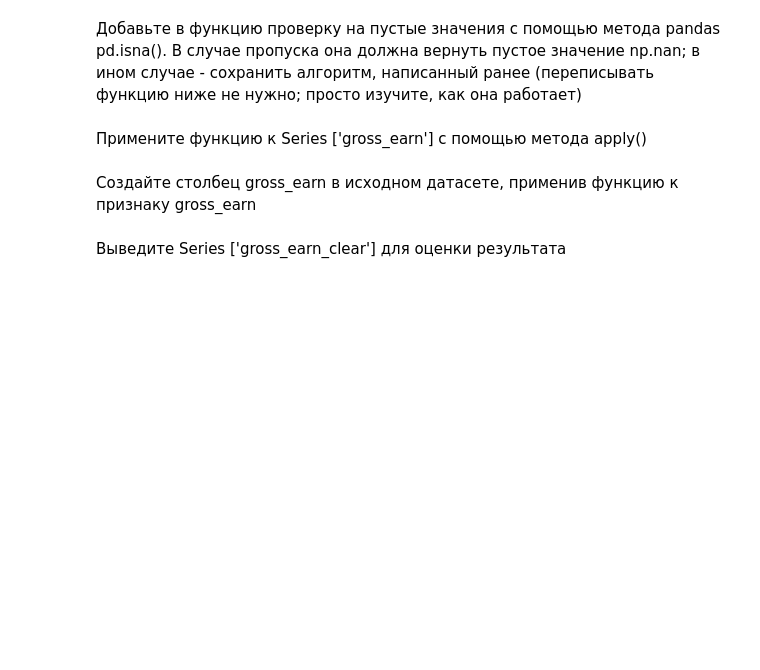
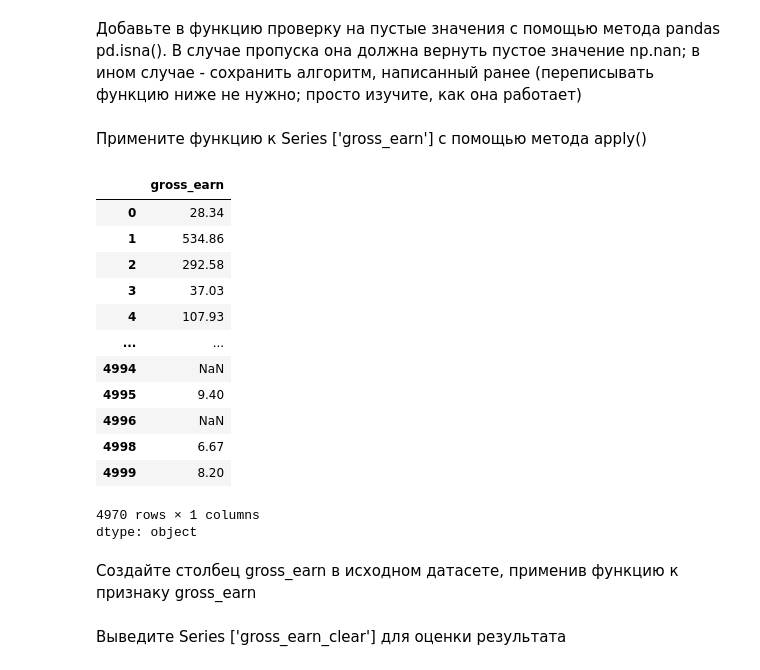
Before and after one commit to moneymisha/parser, a Jupyter notebook: Итоговое_задание_Агеев_М_М_первый_семестр.ipynb, the cells around one changed output. Cells and saved outputs as stored; diff of their text form; code cells hidden in the pictures; blank space fills up the shorter version.

```diff
--- a/Итоговое_задание_Агеев_М_М_первый_семестр.ipynb
+++ b/Итоговое_задание_Агеев_М_М_первый_семестр.ipynb
@@ -242,7 +403,22 @@ def clear_gross_earn(gross_earn):
 # %% [markdown]
 Примените функцию к Series ['gross_earn'] с помощью метода apply()
 # %%
-dataset['gross_earn']
+dataset['gross_earn'].apply(clear_gross_earn)
+# %% [output]
+|  | gross_earn |
+| 0 | 28.34 |
+| 1 | 534.86 |
+| 2 | 292.58 |
+| 3 | 37.03 |
+| 4 | 107.93 |
+| ... | ... |
+| 4994 | NaN |
+| 4995 | 9.40 |
+| 4996 | NaN |
+| 4998 | 6.67 |
+| 4999 | 8.20 |
+4970 rows × 1 columns
+dtype: object
 # %% [markdown]
 Создайте столбец gross_earn в исходном датасете, применив функцию к признаку gross_earn
 # %%
```
Also changed, not shown: parts of 31 cells of this notebook.
